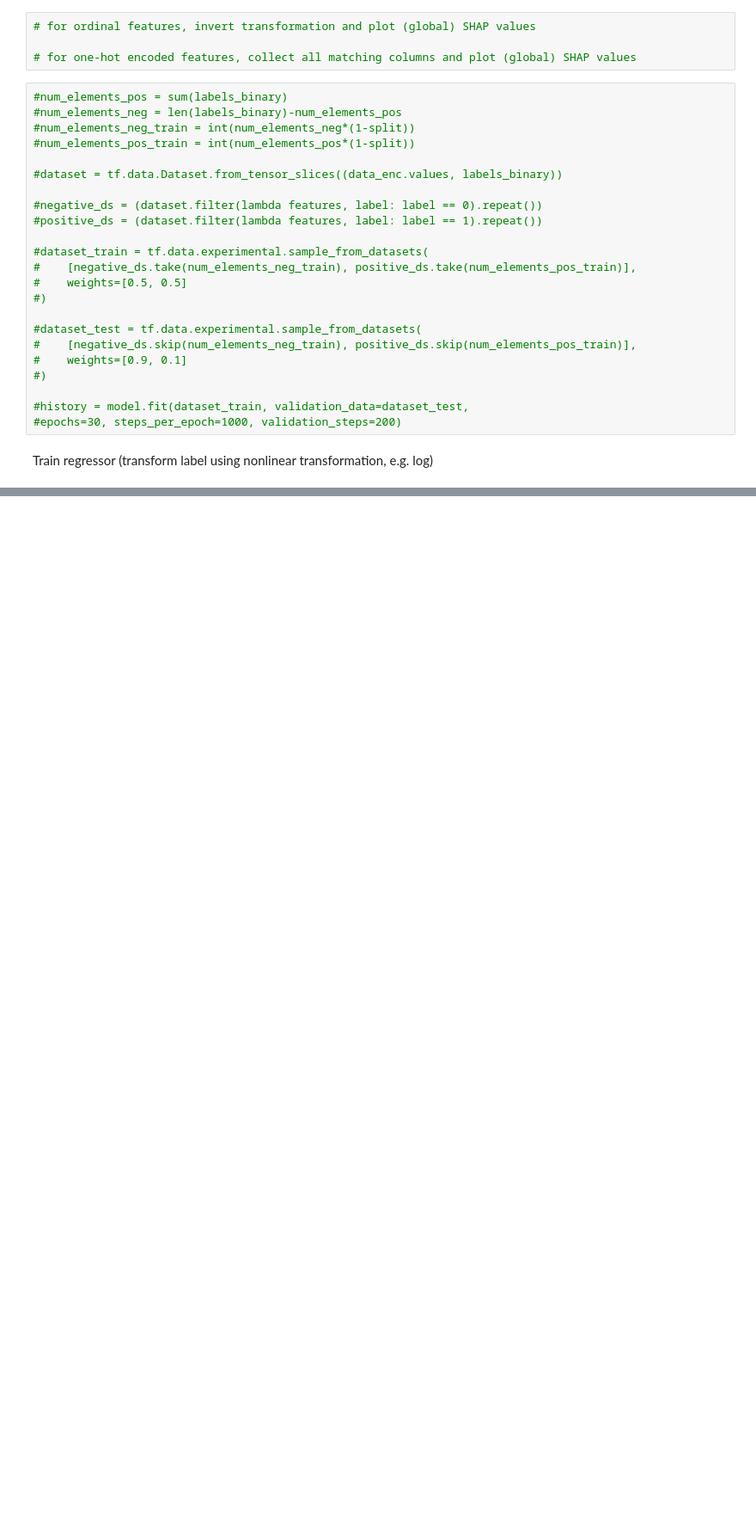
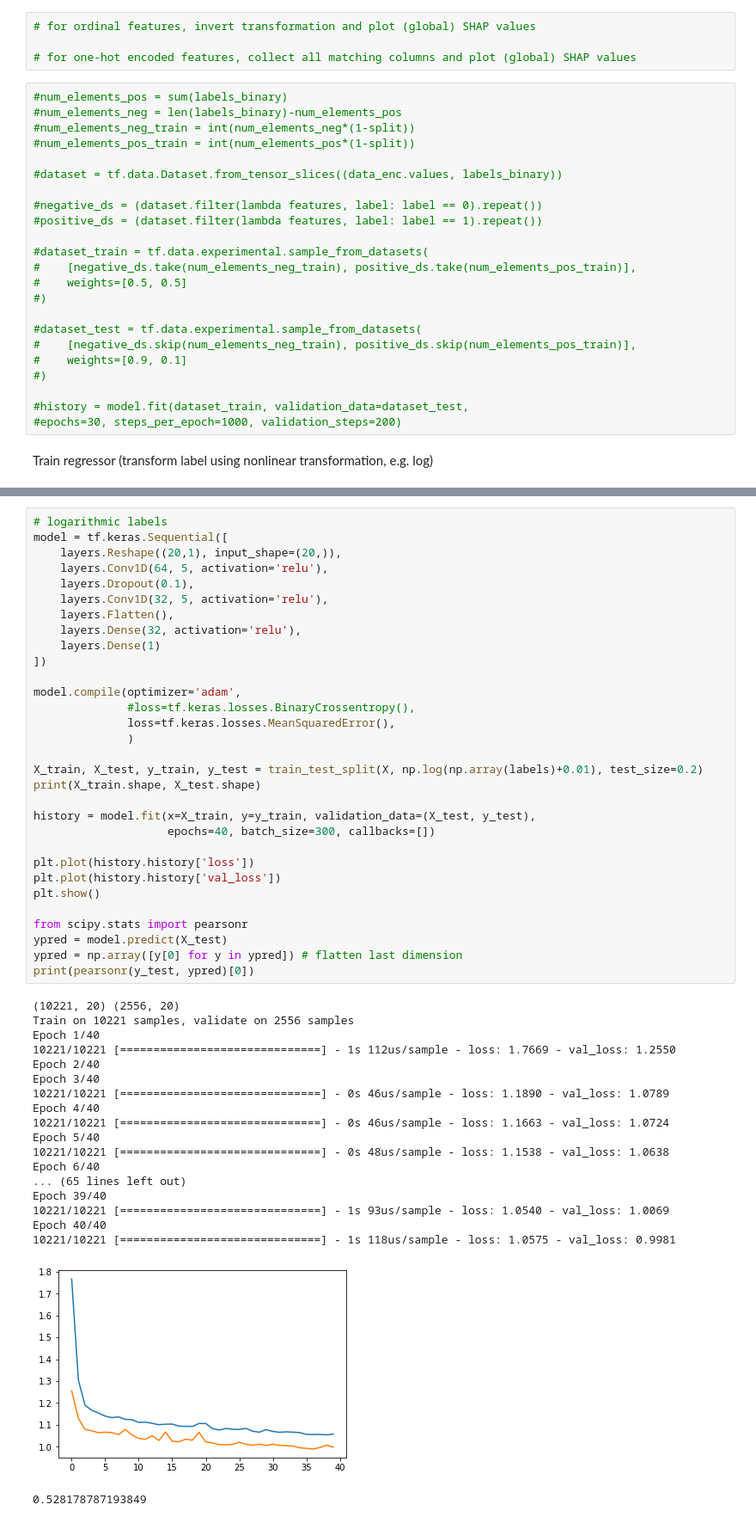
Before and after one commit to florianst/datascience_side, a Jupyter notebook: radon.ipynb, the cells around one changed output, grey strips where cells are left out. Shown at 86% size. Drawn from its saved outputs; the diff is of its cells as text; blank space fills up the shorter version.

```diff
--- a/radon.ipynb
+++ b/radon.ipynb
@@ -271,0 +344,51 @@ Train regressor (transform label using nonlinear transformation, e.g. log)
+# %%
+# logarithmic labels
+model = tf.keras.Sequential([
+    layers.Reshape((20,1), input_shape=(20,)),
+    layers.Conv1D(64, 5, activation='relu'),
+    layers.Dropout(0.1),
+    layers.Conv1D(32, 5, activation='relu'),
+    layers.Flatten(),
+    layers.Dense(32, activation='relu'),
+    layers.Dense(1)
+])
+
+model.compile(optimizer='adam',
+              #loss=tf.keras.losses.BinaryCrossentropy(),
+              loss=tf.keras.losses.MeanSquaredError(),
+              )
+
+X_train, X_test, y_train, y_test = train_test_split(X, np.log(np.array(labels)+0.01), test_size=0.2)
+print(X_train.shape, X_test.shape)
+
+history = model.fit(x=X_train, y=y_train, validation_data=(X_test, y_test),
+                    epochs=40, batch_size=300, callbacks=[])
+
+plt.plot(history.history['loss'])
+plt.plot(history.history['val_loss'])
+plt.show()
+
+from scipy.stats import pearsonr
+ypred = model.predict(X_test)
+ypred = np.array([y[0] for y in ypred]) # flatten last dimension
+print(pearsonr(y_test, ypred)[0])
+# %% [output]
+(10221, 20) (2556, 20)
+Train on 10221 samples, validate on 2556 samples
+Epoch 1/40
+10221/10221 [==============================] - 1s 112us/sample - loss: 1.7669 - val_loss: 1.2550
+Epoch 2/40
+Epoch 3/40
+10221/10221 [==============================] - 0s 46us/sample - loss: 1.1890 - val_loss: 1.0789
+Epoch 4/40
+10221/10221 [==============================] - 0s 46us/sample - loss: 1.1663 - val_loss: 1.0724
+Epoch 5/40
+10221/10221 [==============================] - 0s 48us/sample - loss: 1.1538 - val_loss: 1.0638
+Epoch 6/40
+... (65 lines left out)
+Epoch 39/40
+10221/10221 [==============================] - 1s 93us/sample - loss: 1.0540 - val_loss: 1.0069
+Epoch 40/40
+10221/10221 [==============================] - 1s 118us/sample - loss: 1.0575 - val_loss: 0.9981
+[figure, added]
+0.528178787193849
```
Also changed, not shown: parts of 7 cells of this notebook.
